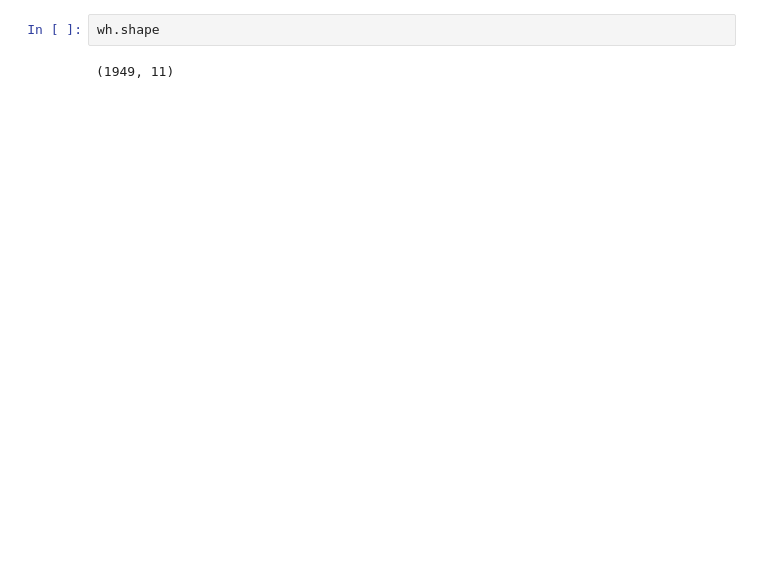
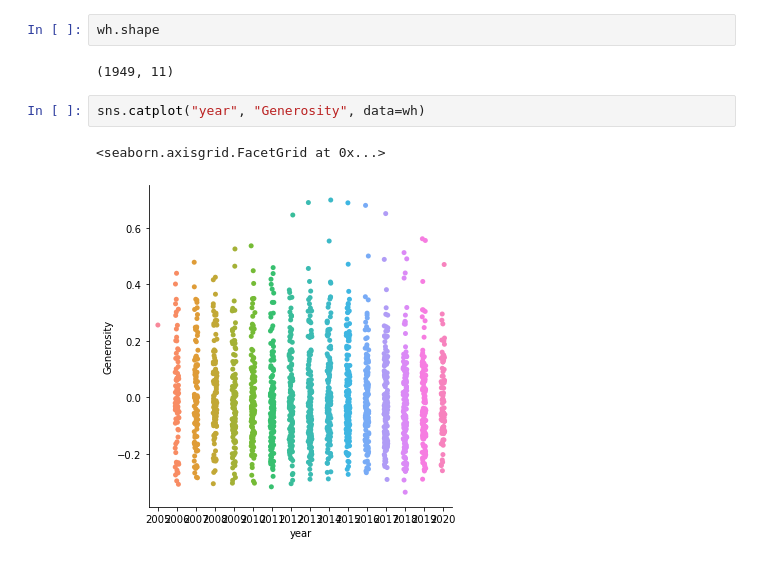
Before and after one commit to ahmadasd1234/World-Happiness-DS, a Jupyter notebook: WHiX.ipynb, the cells around one changed output. Saved outputs shown, nothing was run; the diff lists cells and outputs as text; blank space fills up the shorter version.

```diff
--- a/WHiX.ipynb
+++ b/WHiX.ipynb
@@ -38,3 +38,8 @@ wh.head()
 wh.shape
 # %% [output]
 (1949, 11)
+# %%
+sns.catplot("year", "Generosity", data=wh)
+# %% [output]
+<seaborn.axisgrid.FacetGrid at 0x...>
+[figure, added]
```
Also changed, not shown: 1 other file.
